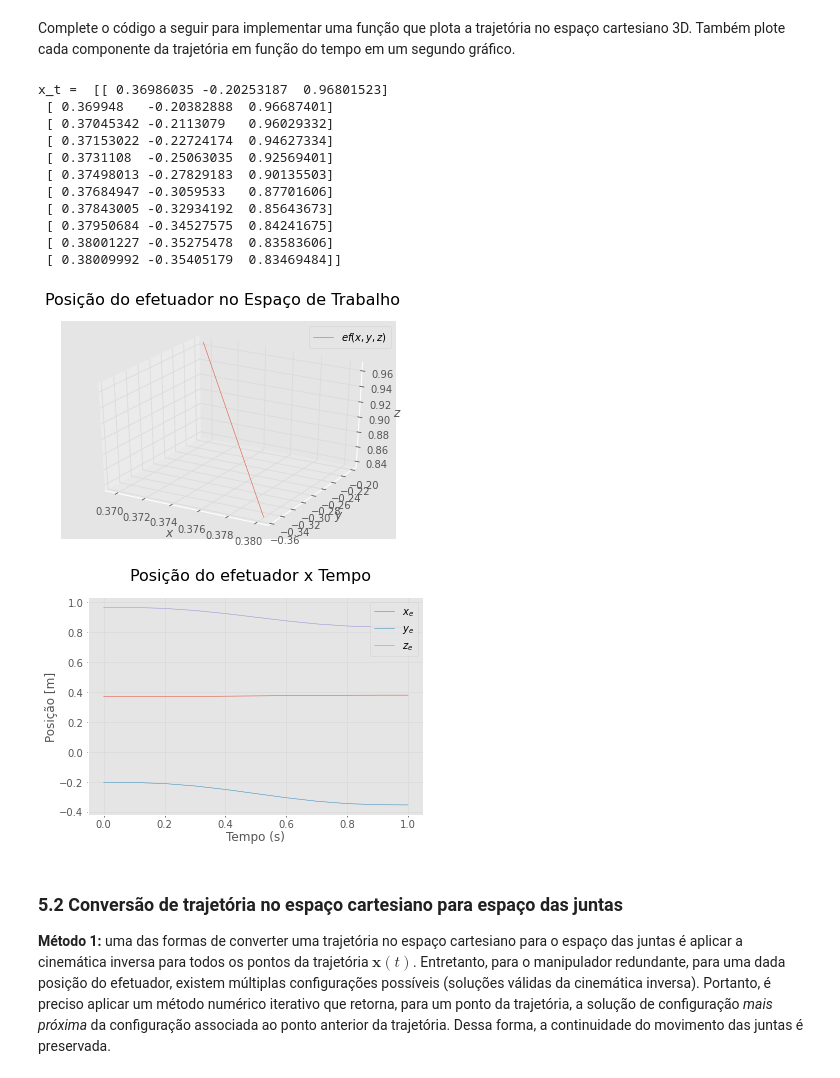
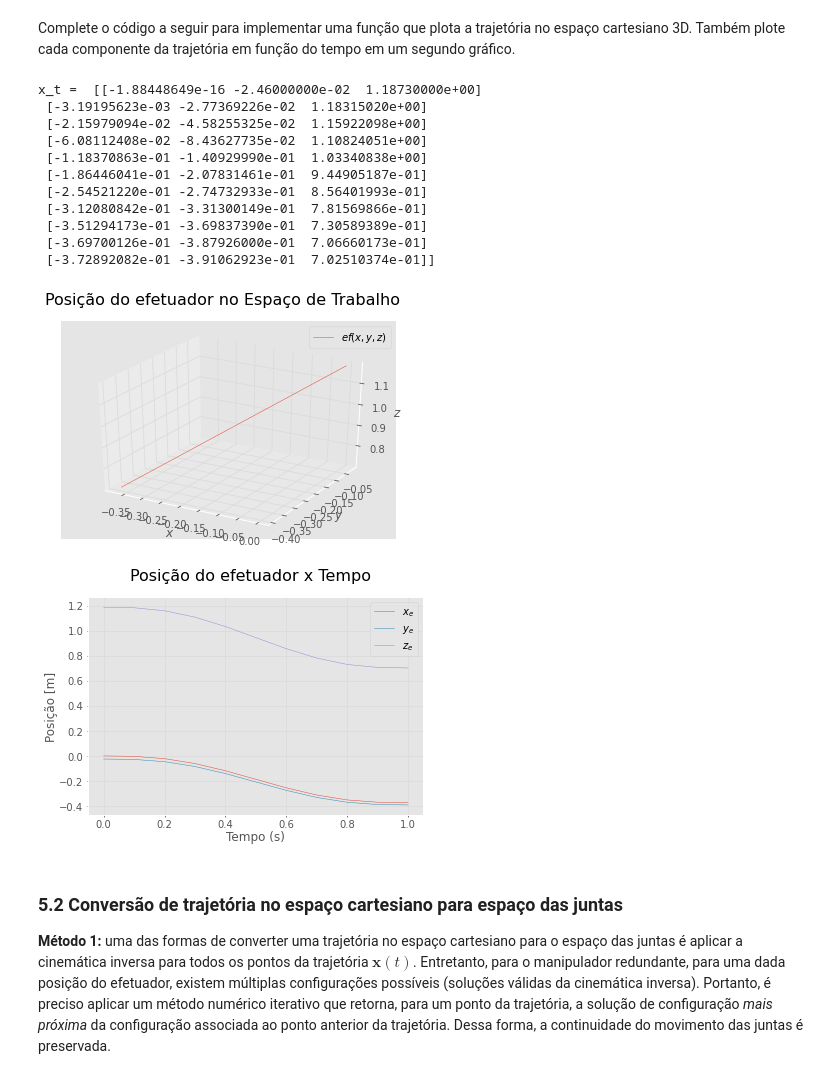
Before and after one commit to RafaelBaquero/lab-robos-manip, a Jupyter notebook: sel0634_tarefa6_2022.ipynb, the cells around one changed output. Cells and saved outputs as stored; diff of their text form; code cells hidden in the pictures.

```diff
--- a/sel0634_tarefa6_2022.ipynb
+++ b/sel0634_tarefa6_2022.ipynb
@@ -137,14 +137,17 @@ def calcular_trajetoria(theta_s, theta_g, Td, dt):
     return theta_t, dtheta_t, ddtheta_t
 
 # Testing the function
-q_s = np.array([0,10,20,30,40,50,60])*pi/180
-q_g = np.array([10,20,30,40,50,60,70])*pi/180
-Td = 1
+q_s = np.array([0,0,0,0,0,0,0]) # degrees
+q_s = (pi/180)*q_s  # convert to rad
+# q_g = np.array([90,90,0,-90,0,90,0])
+q_g = np.array([100,55,120,82,30,-90,150]) # degrees
+q_g = (pi/180)*q_g # convert to rad
+Td = 10
 dt = 0.1
 [theta1, theta2, theta3] = calcular_trajetoria(q_s,q_g,Td,dt)
-print("q_t = ",theta1*180/pi)
+# print("q_t = ",theta1*180/pi)
 
 # Multi-line edit: https://stackoverflow.com/questions/60053748/google-colab-edit-two-lines-at-the-same-time
 
-# plotar_trajetoria_cartesiano_resultado(robot1, theta1, dt, Td)
+#plotar_trajetoria_cartesiano_resultado(robot1, theta1, dt, Td)
 # %% [output]
@@ -448,48 +442,51 @@ def plotar_trajetoria_cartesiano(x_t, Td, dt):
   fig.suptitle('Posição do efetuador x Tempo',fontsize = 16)
   ax1 = fig.add_subplot(1,1,1)
   for i in range(3):
     ax1.plot(t,x_t[:,i])
   ax1.grid(True)
   # ax1.legend(lgn,loc = "upper left",ncol=len(lgn))
   ax1.legend(lgn,loc = "upper right")
   plt.xlabel('Tempo (s)')
   plt.ylabel(r'Posição [m]')
   # https://matplotlib.org/3.5.0/tutorials/text/mathtext.html
 
   # fig = plt.figure()
   # ax2 = fig.add_subplot(1,1,1)
   # for i in range(3):
   #   ax2.plot(t,w_efetuador[i,:])
   # ax2.grid(True)
   # ax2.legend(lgn_w,loc = "upper right")
   # plt.xlabel('Tempo (s)')
   # plt.ylabel(r'Velocidade angular $\omega$ [rad/s]')
 
 # Testing the function
-q_s = np.array([0,10,20,30,40,50,60])*pi/180
-q_g = np.array([10,20,30,40,50,60,70])*pi/180
+q_s = np.array([0,0,0,0,0,0,0]) # degrees
+q_s = (pi/180)*q_s  # convert to rad
+# q_g = np.array([90,90,0,-90,0,90,0])
+q_g = np.array([100,55,120,82,30,-90,150]) # degrees
+q_g = (pi/180)*q_g # convert to rad
 
 Td = 1
 dt = 0.1
 robot1 = kinova_robot("KinovaGen3_P1")
 [x_t, dx_t] = calcular_trajetoria_cartesiano(robot1,q_s,q_g,Td,dt)
 plotar_trajetoria_cartesiano(x_t,Td,dt)
 
 print("x_t = ",x_t)
 # %% [output]
-x_t =  [[ 0.36986035 -0.20253187  0.96801523]
- [ 0.369948   -0.20382888  0.96687401]
- [ 0.37045342 -0.2113079   0.96029332]
- [ 0.37153022 -0.22724174  0.94627334]
- [ 0.3731108  -0.25063035  0.92569401]
- [ 0.37498013 -0.27829183  0.90135503]
- [ 0.37684947 -0.3059533   0.87701606]
- [ 0.37843005 -0.32934192  0.85643673]
- [ 0.37950684 -0.34527575  0.84241675]
- [ 0.38001227 -0.35275478  0.83583606]
- [ 0.38009992 -0.35405179  0.83469484]]
+x_t =  [[-1.88448649e-16 -2.46000000e-02  1.18730000e+00]
+ [-3.19195623e-03 -2.77369226e-02  1.18315020e+00]
+ [-2.15979094e-02 -4.58255325e-02  1.15922098e+00]
+ [-6.08112408e-02 -8.43627735e-02  1.10824051e+00]
+ [-1.18370863e-01 -1.40929990e-01  1.03340838e+00]
+ [-1.86446041e-01 -2.07831461e-01  9.44905187e-01]
+ [-2.54521220e-01 -2.74732933e-01  8.56401993e-01]
+ [-3.12080842e-01 -3.31300149e-01  7.81569866e-01]
+ [-3.51294173e-01 -3.69837390e-01  7.30589389e-01]
+ [-3.69700126e-01 -3.87926000e-01  7.06660173e-01]
+ [-3.72892082e-01 -3.91062923e-01  7.02510374e-01]]
-[figure, old version]
+[figure, new version]
-[figure, old version]
+[figure, new version]
 # %% [markdown]
 ### 5.2 Conversão de trajetória no espaço cartesiano para espaço das juntas
 
```
Also changed, not shown: parts of 4 cells of this notebook.
